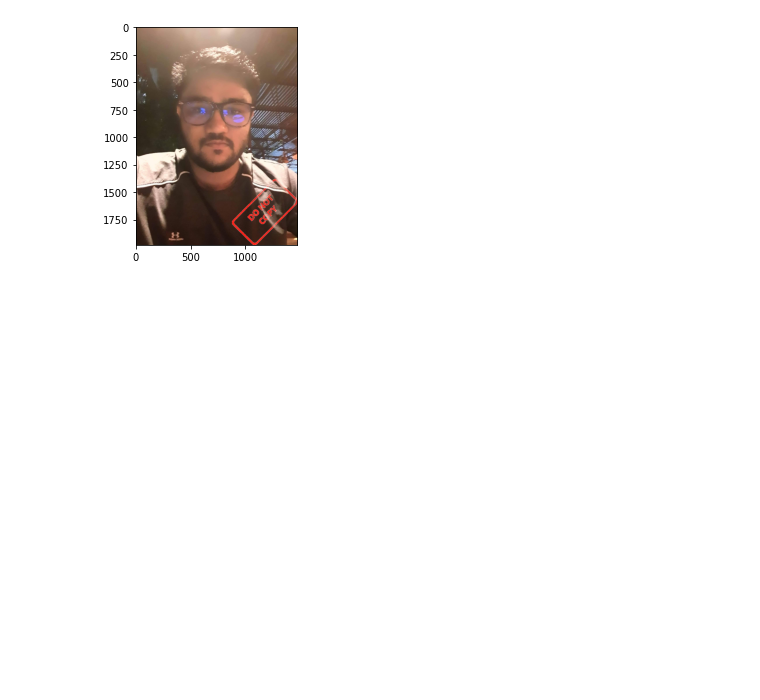
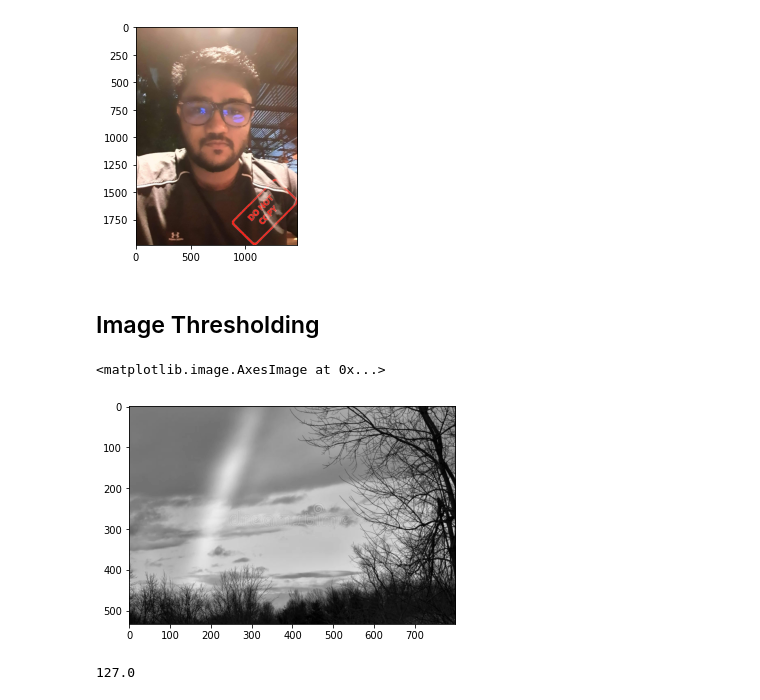
Before and after one commit to mamuncseru/opencv-practice, a Jupyter notebook: image_processing.ipynb, the cells around one changed output. Saved outputs shown, nothing was run; the diff lists cells and outputs as text; code cells hidden in the pictures; blank space fills up the shorter version.

Commit message:
image thresholding with cv2.threshold

```diff
--- a/image_processing.ipynb
+++ b/image_processing.ipynb
@@ -243,3 +243,5 @@ plt.imshow(large_img)
 # %% [output]
 <matplotlib.image.AxesImage at 0x...>
 [figure]
+# %% [markdown]
+## Image Thresholding
@@ -245,0 +251,7 @@ plt.imshow(large_img)
+# %%
+img = cv2.imread('winter_rainbow.jpg', 0)
+# %%
+plt.imshow(img, cmap='gray')
+# %% [output]
+<matplotlib.image.AxesImage at 0x...>
+[figure, added]
@@ -245,0 +260,4 @@ plt.imshow(large_img)
+# %%
+ret
+# %% [output]
+127.0
```
Also changed, not shown: parts of 16 cells of this notebook, 2 other files.
